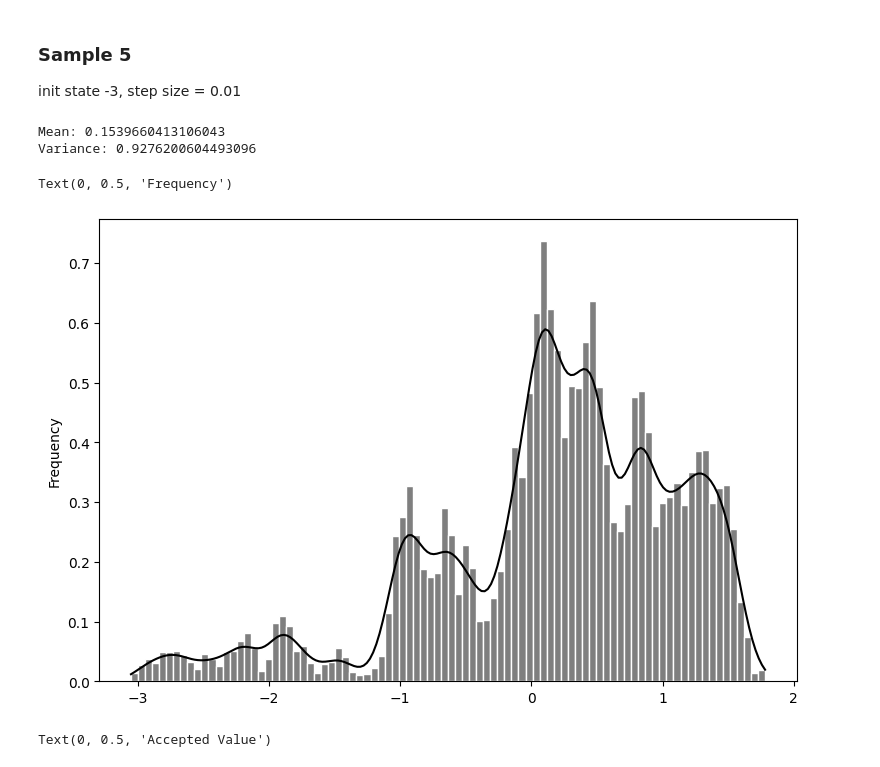
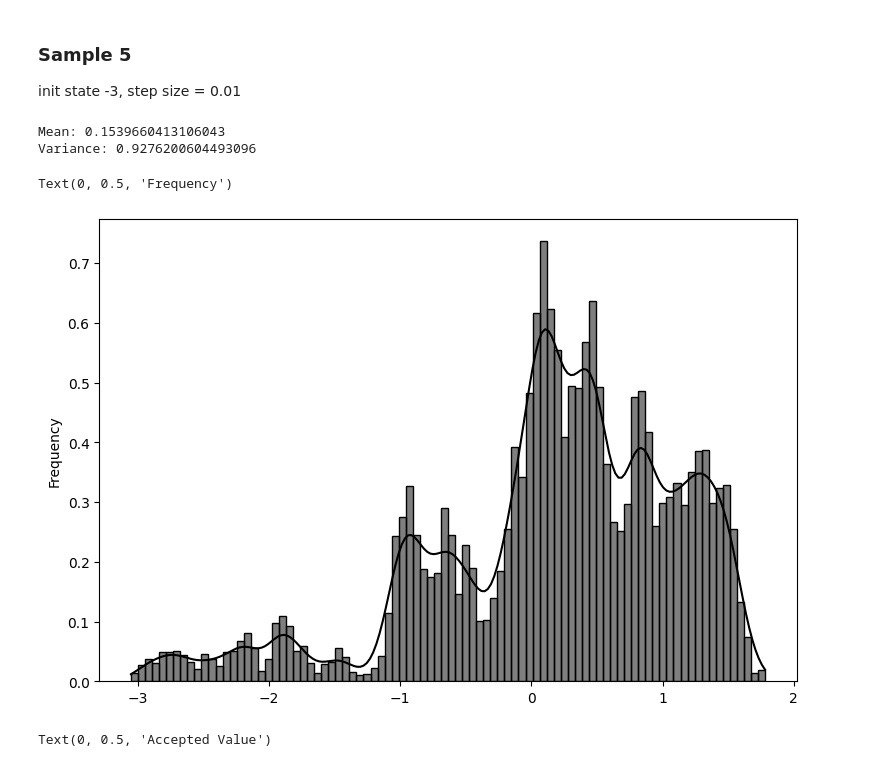
Before and after one commit to AzmainBiswas/Monte_Carlo, a Jupyter notebook: Metropolis-Hastings algorithm/example-1/example1.ipynb, the cells around one changed output. Cells and saved outputs as stored; diff of their text form; code cells hidden in the pictures.

```diff
--- a/Metropolis-Hastings algorithm/example-1/example1.ipynb
+++ b/Metropolis-Hastings algorithm/example-1/example1.ipynb
@@ -168,24 +168,24 @@ init state -3, step size = 0.01
 # %%
 np.random.seed(5)
 samples5 = MetropolisSample(pdf=target, init_state=-3, step_size=0.01)
 print(f"Mean: {np.mean(samples5)}\nVariance: {np.var(samples5)}")
 
 plt.figure(figsize=FIGSIZE)
 sns.histplot(
     samples5,
     stat="density",
     kde=True,
     color="black",
     bins=90,
-    edgecolor="white",
+    # edgecolor="white",
     linewidth=1,
 )
 plt.ylabel("Frequency")
 # %% [output]
 Mean: 0.1539660413106043
 Variance: 0.9276200604493096
 Text(0, 0.5, 'Frequency')
-[figure, old version]
+[figure, new version]
 # %%
 plt.figure(figsize=(25, 6))
 sns.lineplot(x=range(SAMPLESIZE), y=samples5, color="k", linewidth=1)
```
Also changed, not shown: parts of 7 cells of this notebook, 7 other files.
